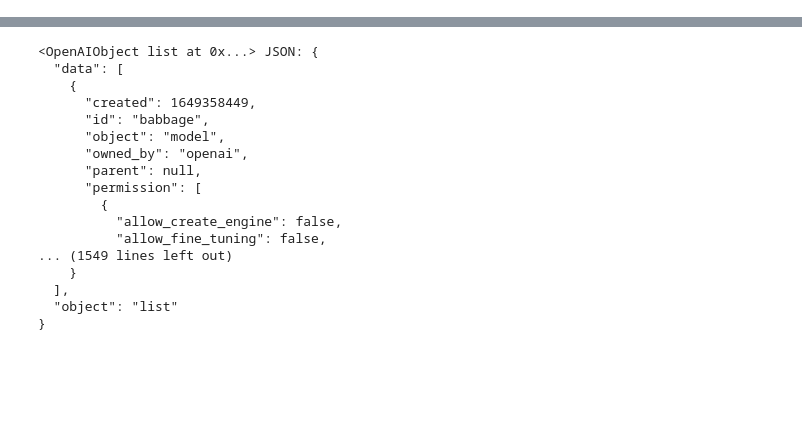
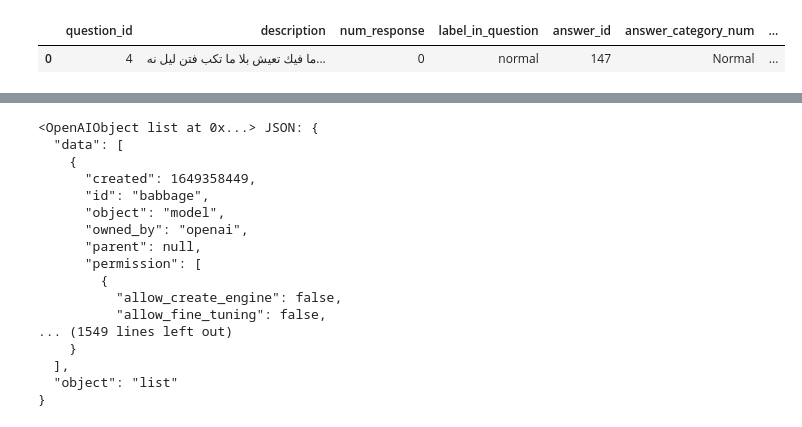
Before and after one commit to MODAJ18/DiscH_Web_App, a Jupyter notebook: notebooks/openAI.ipynb, the cells around one changed output, grey strips where cells are left out. Drawn from its saved outputs; the diff is of its cells as text; code cells hidden in the pictures; blank space fills up the shorter version.

Commit message:
after 500 responses

```diff
--- a/notebooks/openAI.ipynb
+++ b/notebooks/openAI.ipynb
@@ -6,0 +6,6 @@ result = openai.Moderation.create(
+# %%
+data = pd.read_excel('../data/responses_data.xlsx')
+data.head(1)
+# %% [output]
+|  | question_id | description | num_response | label_in_question | answer_id | answer_category_num | ... |
+| 0 | 4 | ما فيك تعيش بلا ما تكب فتن ليل نه... | 0 | normal | 147 | Normal | ... |
```
Also changed, not shown: parts of 6 cells of this notebook, 3 other files.
